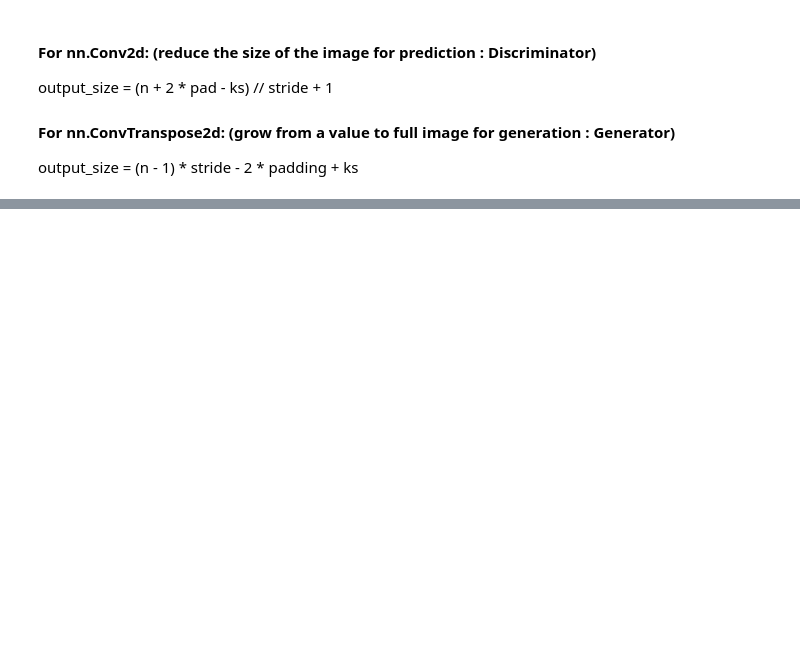
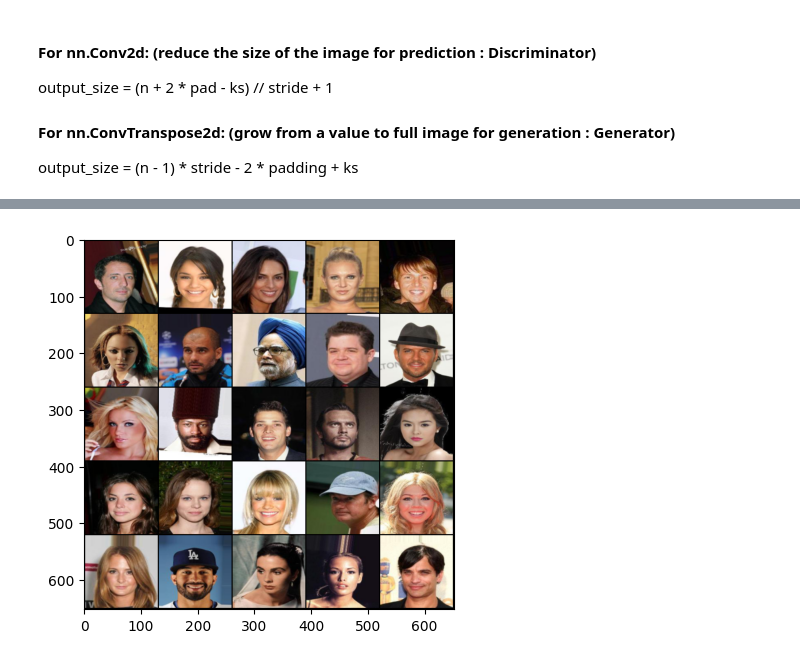
Before and after one commit to bellmake/advancedGAN, a Jupyter notebook: advancedGAN.ipynb, the cells around one changed output, grey strips where cells are left out. Cells and saved outputs as stored; diff of their text form; code cells hidden in the pictures; blank space fills up the shorter version.

Commit message:
Dataset, DataLoader, Declare gen/crit, optimizers, wandb watch

```diff
--- a/advancedGAN.ipynb
+++ b/advancedGAN.ipynb
@@ -164,0 +203,58 @@ class Critic(nn.Module):
+# %%
+# Dataset, DataLoader, declare gen/crit, test dataset
+
+class Dataset(Dataset):
+    def __init__(self, path, size=128, lim=10000): # limit for demonstration
+        self.sizes=[size,size] # image width and height
+        items, labels = [], [] # path to the images, labels(not a supervised model, so not exact label but just filename)
+
+        for data in os.listdir(path)[:lim]:
+            # path : './data/celeba/img_align_celeba'
+            # data : '114568.jpg'
+            item = os.path.join(path,data)
+            items.append(item)
+            labels.append(data)
+
+        self.items = items
+        self.labels = labels
+
+
+    def __len__(self):
+        return len(self.items)
+
+    def __getitem__(self, idx):
+        data = PIL.Image.open(self.items[idx]).convert('RGB') # return ex. (178x218) image
+        # resize, rearrange
+        data = np.asarray(torchvision.transforms.Resize(self.sizes)(data)) # 128 x 128 x 3 numpy array
+        data = np.transpose(data, (2,0,1)).astype(np.float32, copy=False) # 3 x 128 x 128 numpy array (values : 0~255 typical PIL image)
+        data = torch.from_numpy(data).div(255) # tensor (values : 0~1)
+        return data, self.labels[idx]
+
+# Dataset
+data_path = './data/celeba/img_align_celeba'
+ds = Dataset(data_path, size=128, lim=10000)
+
+# DataLoader
+dataloader = DataLoader(ds, batch_size=batch_size, shuffle=True)
+
+# Models
+gen = Generator(z_dim).to(device)
+crit = Critic().to(device)
+
+# Optimizers
+gen_opt = torch.optim.Adam(gen.parameters(), lr=lr, betas=(0.5, 0.9))
+crit_opt = torch.optim.Adam(gen.parameters(), lr=lr, betas=(0.5, 0.9))
+
+# Initializations (optional)
+# gen = gen.apply(init_weights)
+# crit = crit.apply(init_weights)
+
+# wandb optional
+if (wandbact==1):
+    wandb.watch(gen, log_freq=100)
+    wandb.watch(crit, log_freq=100)
+
+x, y = next(iter(dataloader))
+show(x)
+# %% [output]
+[figure, added]
```
Also changed, not shown: parts of 3 cells of this notebook.
